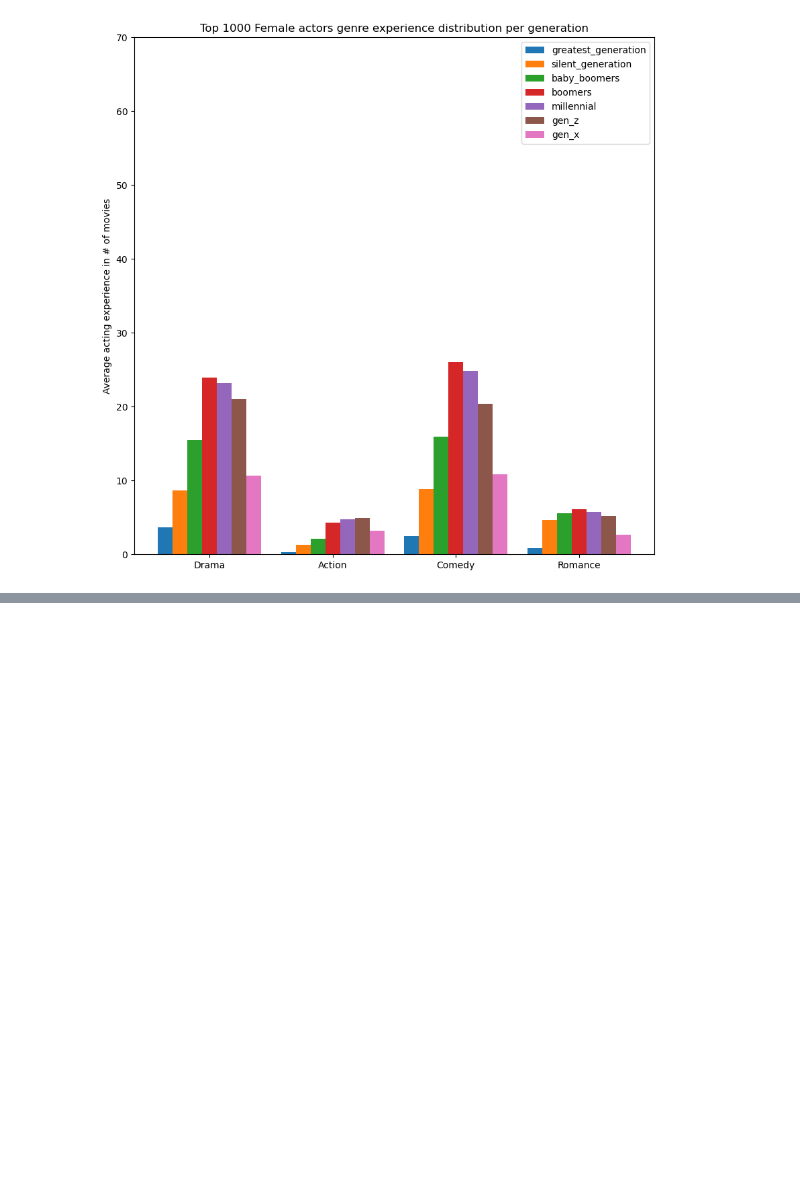
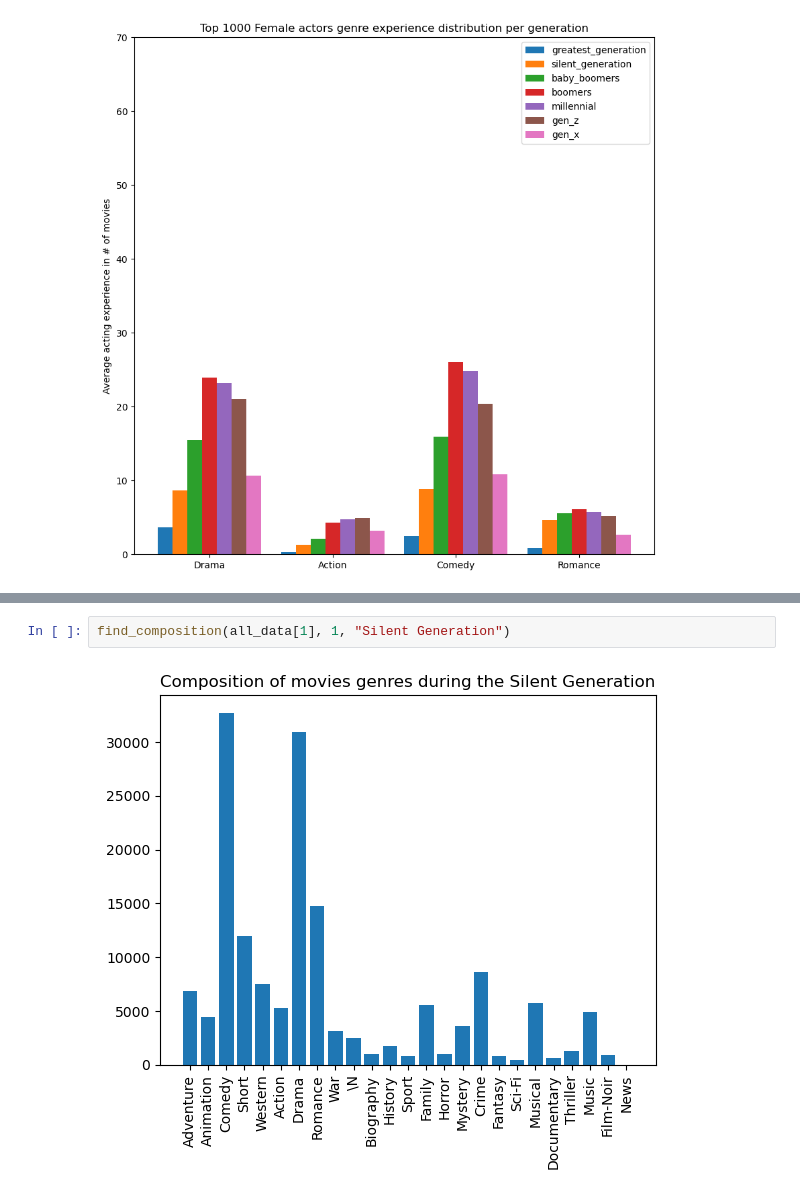
Before and after one commit to epfl-ada/ada-2022-project-jash, a Jupyter notebook: johnny.ipynb, the cells around one changed output, grey strips where cells are left out. Saved outputs shown, nothing was run; the diff lists cells and outputs as text; blank space fills up the shorter version.

```diff
--- a/johnny.ipynb
+++ b/johnny.ipynb
@@ -468,0 +504,4 @@ gender_based_analysis(gender_based= True, male=False)
+# %%
+find_composition(all_data[1], 1, "Silent Generation")
+# %% [output]
+[figure, added]
```
Also changed, not shown: parts of 5 cells of this notebook.
